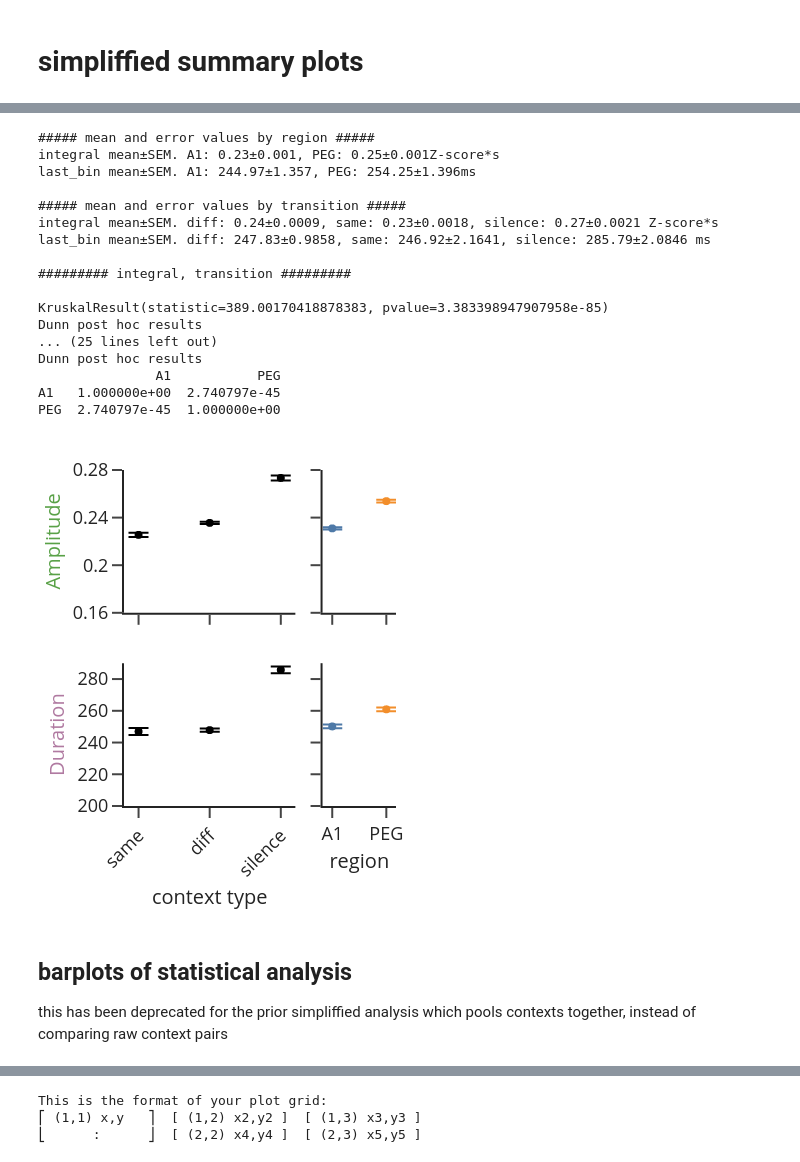
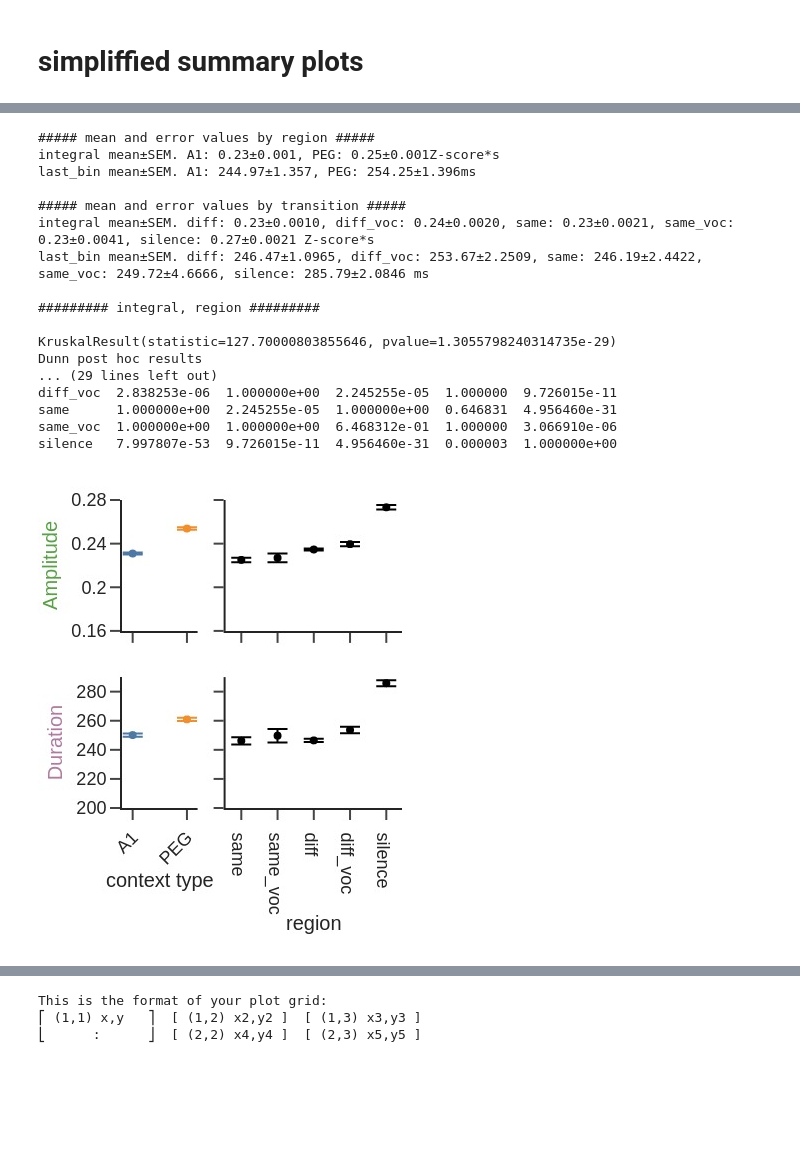
Before and after one commit to Mateo-Lopez-Espejo/context_probe_analysis, a Jupyter notebook: reports/paper/figure_02.ipynb, the cells around one changed output, grey strips where cells are left out. Drawn from its saved outputs; the diff is of its cells as text; code cells hidden in the pictures; blank space fills up the shorter version.

Commit message:
add ferret vocalization as an extra orthogonal category on figure 2 transisions types

```diff
--- a/reports/paper/figure_02.ipynb
+++ b/reports/paper/figure_02.ipynb
@@ -302,0 +315,16 @@ def kruskal_with_posthoc(df, group_col, val_col):
+# %%
+relevant_cols = ['id', 'context_pair', 'probe', 'value', 'metric', 'region', 'voc_ctx']
+ferret_df = pd.read_csv(pl.Path(config['paths']['analysis_cache']) / "230308_ferret_voc.csv",
+                        usecols=relevant_cols,
+                        dtype={key:('category' if key!='value' else 'float32') for key in relevant_cols})
+fprobes = ferret_df['probe'].unique().tolist()
+ferret_df['probe'] = ferret_df['probe'].replace({p:int(p) for p in fprobes}) # replace category of str for cat of int
+
+ferret_df = add_classified_contexts(ferret_df)
+ferret_df.head()
+# confirm that ferret_df has the same data as the full original dataframe
+# print(DF.shape)
+# print(ferret_df.shape)
+# checkmerge = pd.merge( left=DF, right=ferret_df, on=['id','context_pair','probe','metric'], validate='1:1')
+# print(checkmerge.shape)
+# print(checkmerge.head())
@@ -320,14 +355,26 @@ for metric in toprint.index.levels[0]:
     print(full_str)
 
 ### reclasification by one and only one context
-toregress = norm_by_mean(DF)
+# toregress = norm_by_mean(DF)
+toregress = norm_by_mean(ferret_df)
 toregress = simplify_classified_contexts(toregress)
 
 toplot = list()  # concatenate data classified on single values
 for cat in ['diff', 'same', 'silence']:
-    subset = toregress.query(f"{cat} == 1").copy()
-    subset['transition'] = cat
-    toplot.append(subset)
+    if cat == 'silence':
+        # silence cant be a vocalization
+        subset = toregress.query(f"{cat} == 1").copy()
+        subset['transition'] = cat
+        toplot.append(subset)
+    else:
+        for voc in ['sound', 'vocalization']:
+            subset = toregress.query(f"{cat} == 1 and voc_ctx == '{voc}'").copy()
+            if voc == "vocalization":
+                name = f"{cat}_voc"
+            else:
+                name = cat
+            subset['transition'] = name
+            toplot.append(subset)
 
 toplot = pd.concat(toplot)
 
@@ -357,7 +404,7 @@ def plot_metric_quant_bars(df, metric, category):
         df = df.groupby(by=['transition'], observed=True).agg(stat=('value', np.mean),
                                                               err=('value', sst.sem))
 
-        x = ['same', 'diff', 'silence']
+        x = ['same', 'same_voc', 'diff', 'diff_voc', 'silence']
         y = [df.at[cat, 'stat'] for cat in x]
         yerr = [df.at[cat, 'err'] for cat in x]
         return [
@@ -397,9 +444,9 @@ def plot_metric_quant_bars(df, metric, category):
         raise ValueError(f'bad param {category}')
 
 
-fig = make_subplots(2, 2, column_width=[0.7, 0.3], shared_xaxes='columns', shared_yaxes='rows')
+fig = make_subplots(2, 2, column_width=[0.3, 0.7], shared_xaxes='columns', shared_yaxes='rows')
 for mm, met in enumerate(['integral', 'last_bin']):
-    for cc, cat in enumerate(['transition', 'region']):
+    for cc, cat in enumerate(['region','transition']):
         pan = plot_metric_quant_bars(toplot, met, cat)
         fig.add_traces(pan, cols=[cc + 1] * len(pan), rows=[mm + 1] * len(pan))
 
@@ -415,7 +462,6 @@ fig.update_layout(template='simple_white',
                   margin=dict(l=10, r=10, t=10, b=10),
 
                   yaxis=dict(title=dict(text="Amplitude", font_color=AMPCOLOR, ),
-                             # range=[0, 0.28]
                              range=[0.16, 0.28],
                              tickmode='linear', tick0=0.16, dtick=0.04
                              ),
@@ -424,47 +470,41 @@ fig.update_layout(template='simple_white',
                              ),
 
                   xaxis3=dict(title=dict(text='context type'), tickangle=-45),
                   yaxis3=dict(title=dict(text='Duration', font_color=DURCOLOR),
-                              # range=[0, 290]
                               range=[200, 290]
                               ),
 
                   xaxis4=dict(title=dict(text='region')),
                   showlegend=False,
                   )
 
 fig.update_xaxes(title_font_size=10, title_standoff=0, tickfont_size=9)
 fig.update_yaxes(title_font_size=10, title_standoff=0, tickfont_size=9)
 
 folder = root_path / 'reports' / 'figures' / 'paper'
 folder.mkdir(parents=True, exist_ok=True)
 
 filename = folder / 'fig2_transition_region_effects'
 fig.write_image(filename.with_suffix('.png'), scale=4)
 fig.write_image(filename.with_suffix('.svg'))
 
-img_bytes = fig.to_image(format="png", scale=2)
-Image(img_bytes)
+fig.show(renderer='jpeg', scale=2)
 # %% [output]
 ##### mean and error values by region #####
 integral mean±SEM. A1: 0.23±0.001, PEG: 0.25±0.001Z-score*s
 last_bin mean±SEM. A1: 244.97±1.357, PEG: 254.25±1.396ms
 
 ##### mean and error values by transition #####
-integral mean±SEM. diff: 0.24±0.0009, same: 0.23±0.0018, silence: 0.27±0.0021 Z-score*s
-last_bin mean±SEM. diff: 247.83±0.9858, same: 246.92±2.1641, silence: 285.79±2.0846 ms
+integral mean±SEM. diff: 0.23±0.0010, diff_voc: 0.24±0.0020, same: 0.23±0.0021, same_voc: 0.23±0.0041, silence: 0.27±0.0021 Z-score*s
+last_bin mean±SEM. diff: 246.47±1.0965, diff_voc: 253.67±2.2509, same: 246.19±2.4422, same_voc: 249.72±4.6666, silence: 285.79±2.0846 ms
 
-######### integral, transition #########
+######### integral, region #########
 
-KruskalResult(statistic=389.00170418878383, pvalue=3.383398947907958e-85)
+KruskalResult(statistic=127.70000803855646, pvalue=1.3055798240314735e-29)
 Dunn post hoc results
-... (25 lines left out)
-Dunn post hoc results
-               A1           PEG
-A1   1.000000e+00  2.740797e-45
-PEG  2.740797e-45  1.000000e+00
+... (29 lines left out)
+diff_voc  2.838253e-06  1.000000e+00  2.245255e-05  1.000000  9.726015e-11
+same      1.000000e+00  2.245255e-05  1.000000e+00  0.646831  4.956460e-31
+same_voc  1.000000e+00  1.000000e+00  6.468312e-01  1.000000  3.066910e-06
+silence   7.997807e-53  9.726015e-11  4.956460e-31  0.000003  1.000000e+00
-[figure, old version]
+[figure, new version]
-# %% [markdown]
-## barplots of statistical analysis
-this has been deprecated for the prior simpliffied analysis which pools contexts together, instead of comparing raw
-context pairs
```
Also changed, not shown: parts of 14 cells of this notebook, 1 other file.
